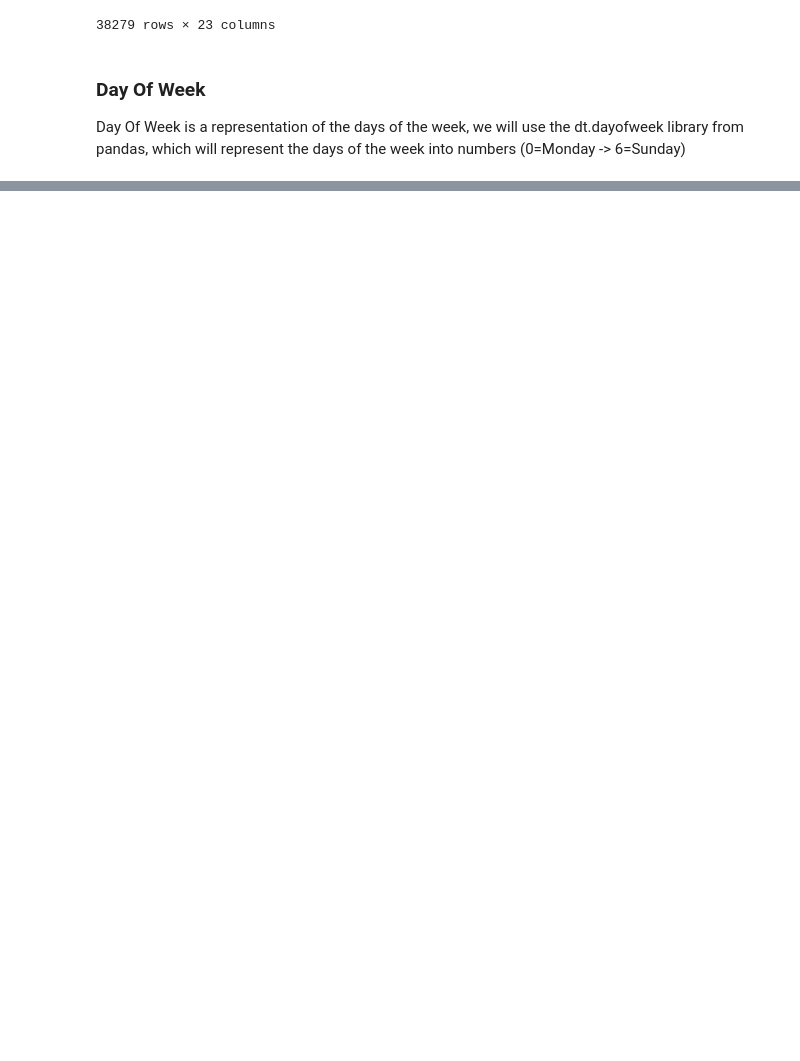
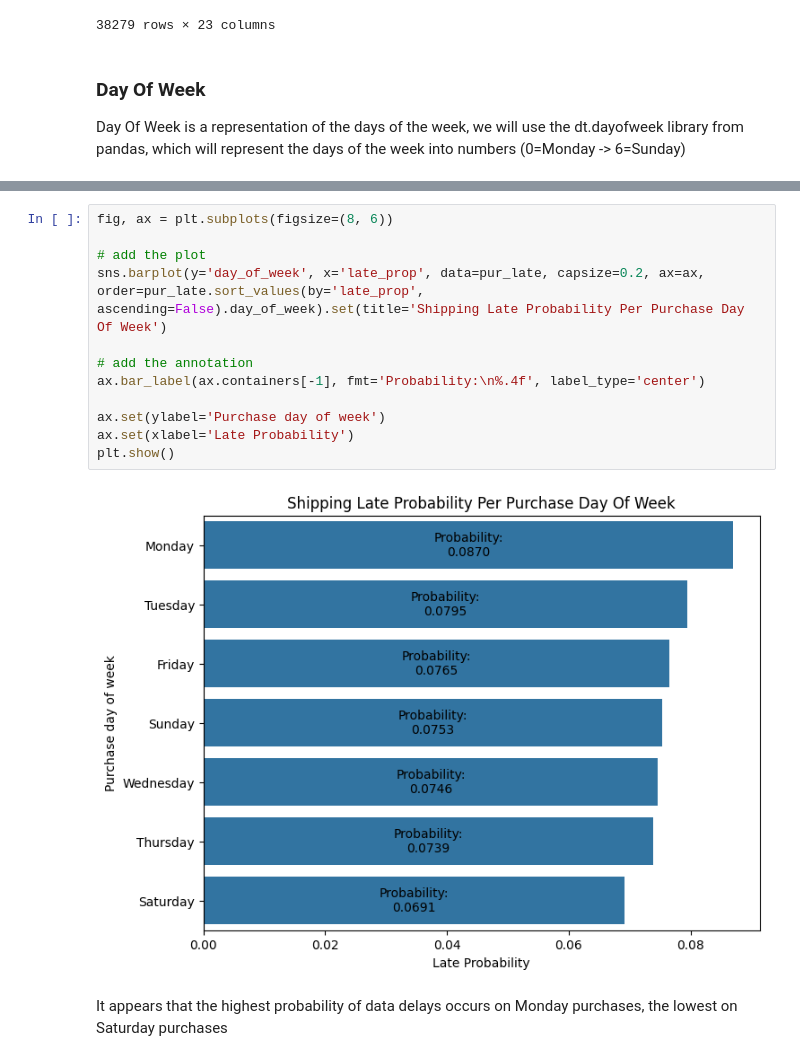
Before and after one commit to arun-ekambaram/supplychain-delivery-delay-ml, a Jupyter notebook: notebook/Exploratory Data Analysis.ipynb, the cells around one changed output, grey strips where cells are left out. Drawn from its saved outputs; the diff is of its cells as text; blank space fills up the shorter version.

```diff
--- a/notebook/Exploratory Data Analysis.ipynb
+++ b/notebook/Exploratory Data Analysis.ipynb
@@ -864,0 +927,16 @@ Day Of Week is a representation of the days of the week, we will use the dt.dayo
+# %%
+fig, ax = plt.subplots(figsize=(8, 6))
+
+# add the plot
+sns.barplot(y='day_of_week', x='late_prop', data=pur_late, capsize=0.2, ax=ax, order=pur_late.sort_values(by='late_prop', ascending=False).day_of_week).set(title='Shipping Late Probability Per Purchase Day Of Week')
+
+# add the annotation
+ax.bar_label(ax.containers[-1], fmt='Probability:\n%.4f', label_type='center')
+
+ax.set(ylabel='Purchase day of week')
+ax.set(xlabel='Late Probability')
+plt.show()
+# %% [output]
+[figure, added]
+# %% [markdown]
+It appears that the highest probability of data delays occurs on Monday purchases, the lowest on Saturday purchases
```
Also changed, not shown: parts of 54 cells of this notebook.
